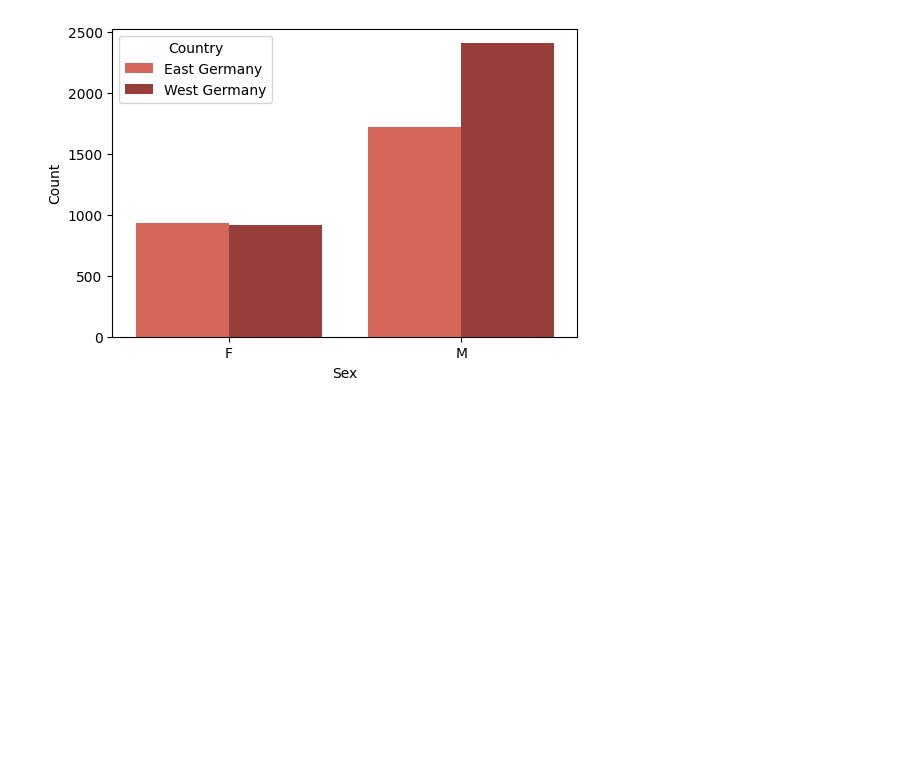
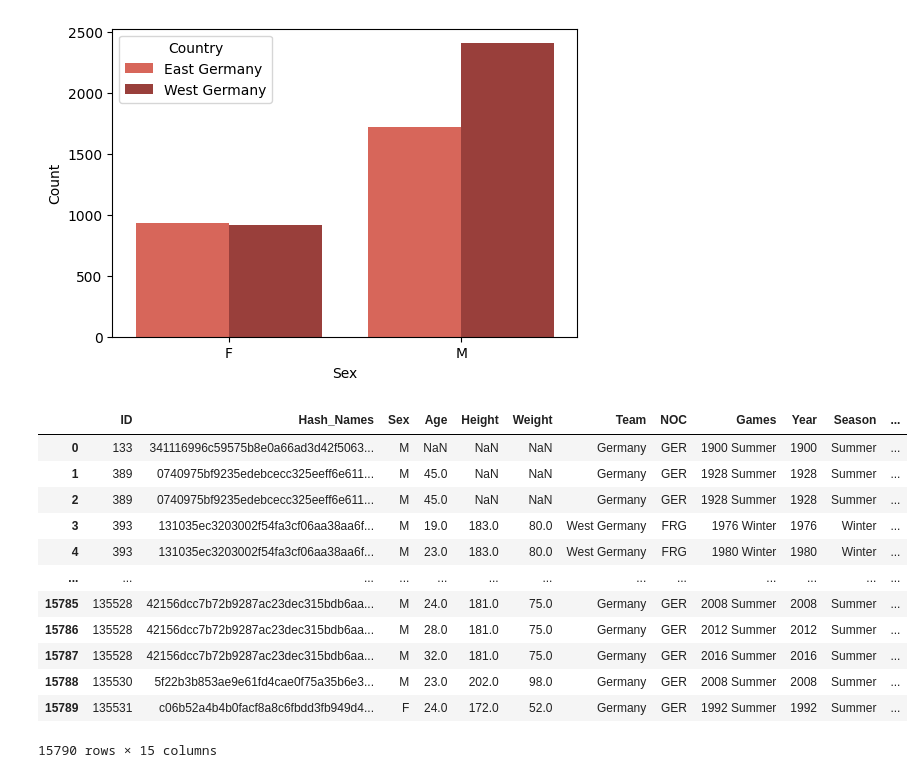
Before and after one commit to SebastianPetersson/Project_OS, a Jupyter notebook: Projekt_OS_Tyskland.ipynb, the cells around one changed output. Cells and saved outputs as stored; diff of their text form; code cells hidden in the pictures; blank space fills up the shorter version.

```diff
--- a/Projekt_OS_Tyskland.ipynb
+++ b/Projekt_OS_Tyskland.ipynb
@@ -37,7 +30,7 @@ plt.tight_layout()
 # %%
-germany_all = olympics[(olympics["NOC"].isin(["GER", "GDR", "FRG"])) & (olympics["Medal"].notna())]
+germany_all_medals = olympics[(olympics["NOC"].isin(["GER", "GDR", "FRG"])) & (olympics["Medal"].notna())]
 
-medals_breakdown = germany_all.groupby(["Year", "NOC"])["Medal"].count().reset_index()
+medals_breakdown = germany_all_medals.groupby(["Year", "NOC"])["Medal"].count().reset_index()
 
 plt.figure(figsize = (14, 7))
 sns.barplot(data=medals_breakdown, x = "Year", y = "Medal", hue = "NOC")
@@ -89,3 +82,19 @@ sns.barplot(data=long_format, x = 'Sex', y = 'Count', hue = 'Country', palette =
 # %% [output]
 <Axes: xlabel='Sex', ylabel='Count'>
 [figure]
+# %%
+germany_all
+# %% [output]
+|  | ID | Hash_Names | Sex | Age | Height | Weight | Team | NOC | Games | Year | Season | ... |
+| 0 | 133 | 341116996c59575b8e0a66ad3d42f5063... | M | NaN | NaN | NaN | Germany | GER | 1900 Summer | 1900 | Summer | ... |
+| 1 | 389 | 0740975bf9235edebcecc325eeff6e611... | M | 45.0 | NaN | NaN | Germany | GER | 1928 Summer | 1928 | Summer | ... |
+| 2 | 389 | 0740975bf9235edebcecc325eeff6e611... | M | 45.0 | NaN | NaN | Germany | GER | 1928 Summer | 1928 | Summer | ... |
+| 3 | 393 | 131035ec3203002f54fa3cf06aa38aa6f... | M | 19.0 | 183.0 | 80.0 | West Germany | FRG | 1976 Winter | 1976 | Winter | ... |
+| 4 | 393 | 131035ec3203002f54fa3cf06aa38aa6f... | M | 23.0 | 183.0 | 80.0 | West Germany | FRG | 1980 Winter | 1980 | Winter | ... |
+| ... | ... | ... | ... | ... | ... | ... | ... | ... | ... | ... | ... | ... |
+| 15785 | 135528 | 42156dcc7b72b9287ac23dec315bdb6aa... | M | 24.0 | 181.0 | 75.0 | Germany | GER | 2008 Summer | 2008 | Summer | ... |
+| 15786 | 135528 | 42156dcc7b72b9287ac23dec315bdb6aa... | M | 28.0 | 181.0 | 75.0 | Germany | GER | 2012 Summer | 2012 | Summer | ... |
+| 15787 | 135528 | 42156dcc7b72b9287ac23dec315bdb6aa... | M | 32.0 | 181.0 | 75.0 | Germany | GER | 2016 Summer | 2016 | Summer | ... |
+| 15788 | 135530 | 5f22b3b853ae9e61fd4cae0f75a35b6e3... | M | 23.0 | 202.0 | 98.0 | Germany | GER | 2008 Summer | 2008 | Summer | ... |
+| 15789 | 135531 | c06b52a4b4b0facf8a8c6fbdd3fb949d4... | F | 24.0 | 172.0 | 52.0 | Germany | GER | 1992 Summer | 1992 | Summer | ... |
+15790 rows × 15 columns
```
Also changed, not shown: parts of 6 cells of this notebook.
